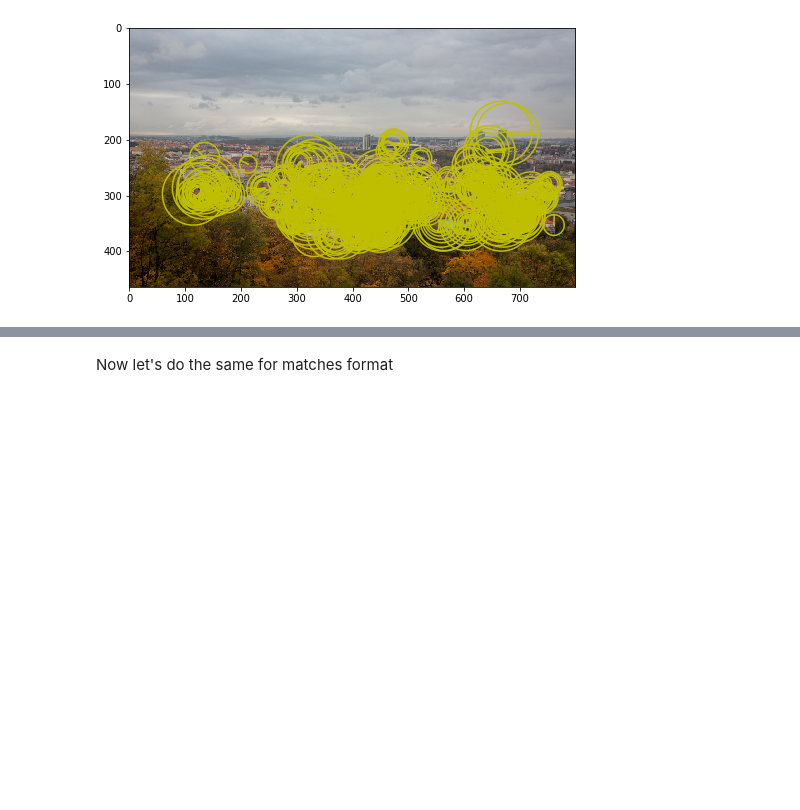
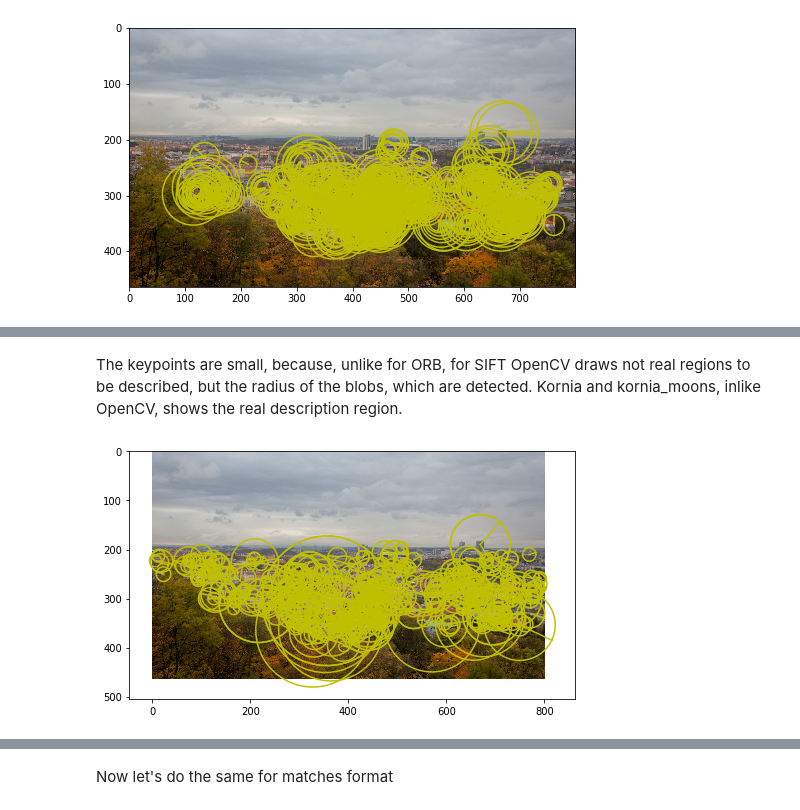
Before and after one commit to ducha-aiki/kornia_moons, a Jupyter notebook: nbs/feature.ipynb, the cells around one changed output, grey strips where cells are left out. Cells and saved outputs as stored; diff of their text form; code cells hidden in the pictures; blank space fills up the shorter version.

```diff
--- a/nbs/feature.ipynb
+++ b/nbs/feature.ipynb
@@ -87,0 +119,7 @@ plt.imshow(out_img)
+# %% [markdown]
+The keypoints are small, because, unlike for ORB, for SIFT OpenCV draws not real regions to be described, but the radius of the blobs, which are detected. Kornia and kornia_moons, inlike OpenCV, shows the real description region.
+# %%
+lafs, r = laf_from_opencv_SIFT_kpts(kps, with_resp=True)
+visualize_LAF(K.image_to_tensor(img, False), lafs, 0, 'y', figsize=(8,6))
+# %% [output]
+[figure, added]
```
Also changed, not shown: parts of 10 cells of this notebook, 1 other file.
